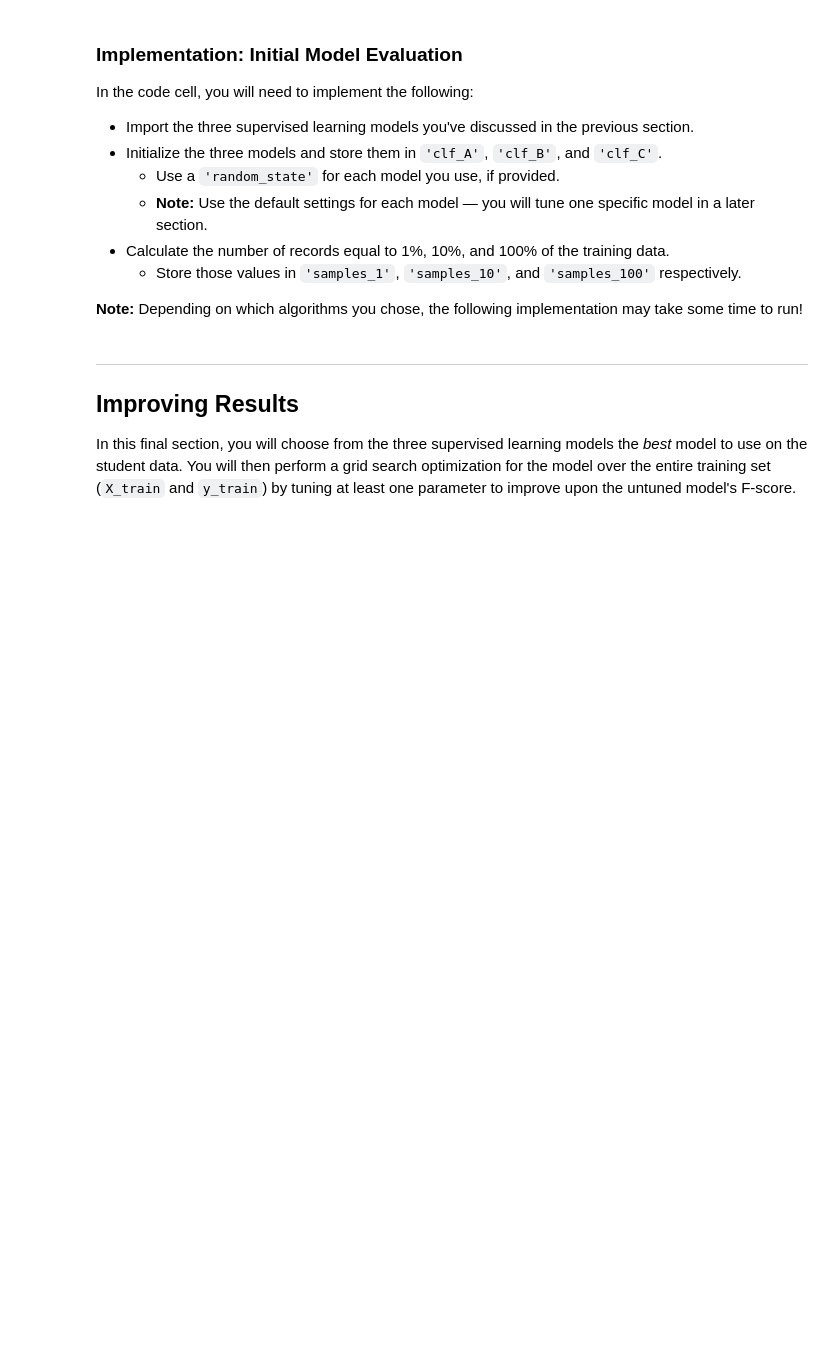
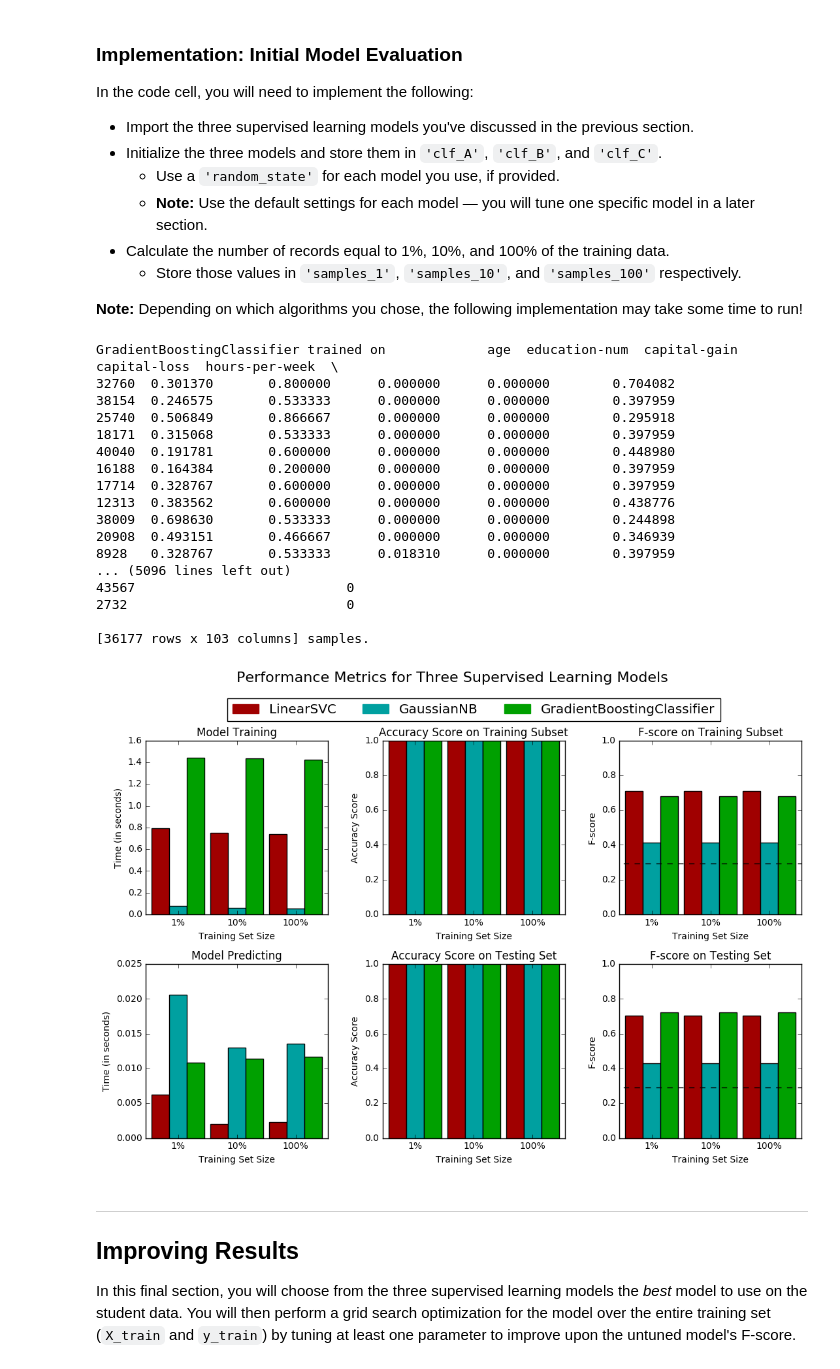
Before and after one commit to pwr2000/machine-learning, a Jupyter notebook: projects/finding_donors/finding_donors.ipynb, the cells around one changed output. Drawn from its saved outputs; the diff is of its cells as text; code cells hidden in the pictures; blank space fills up the shorter version.

Commit message:
Classifer fit & predict, GridSearchCV

```diff
--- a/projects/finding_donors/finding_donors.ipynb
+++ b/projects/finding_donors/finding_donors.ipynb
@@ -272,6 +272,7 @@ In the code block below, you will need to implement the following:
    - Make sure that you set the `beta` parameter!
 # %%
 # TODO: Import two metrics from sklearn - fbeta_score and accuracy_score
+from sklearn.metrics import accuracy_score, fbeta_score
 
 def train_predict(learner, sample_size, X_train, y_train, X_test, y_test):
     '''
@@ -288,33 +289,33 @@ def train_predict(learner, sample_size, X_train, y_train, X_test, y_test):
 
     # TODO: Fit the learner to the training data using slicing with 'sample_size'
     start = time() # Get start time
-    learner = None
+    learner = learner.fit(X_train, y_train)
     end = time() # Get end time
 
     # TODO: Calculate the training time
-    results['train_time'] = None
+    results['train_time'] = end - start
 
     # TODO: Get the predictions on the test set,
     #       then get predictions on the first 300 training samples
     start = time() # Get start time
-    predictions_test = None
-    predictions_train = None
+    predictions_test = learner.predict(X_test)
+    predictions_train = learner.predict(X_train[:300])
     end = time() # Get end time
 
     # TODO: Calculate the total prediction time
-    results['pred_time'] = None
+    results['pred_time'] = end - start
 
     # TODO: Compute accuracy on the first 300 training samples
-    results['acc_train'] = None
+    results['acc_train'] = float(accuracy_score(y_train[:300], predictions_train)) * 100
 
     # TODO: Compute accuracy on test set
-    results['acc_test'] = None
+    results['acc_test'] = float(accuracy_score(y_test, predictions_test)) * 100
 
     # TODO: Compute F-score on the the first 300 training samples
-    results['f_train'] = None
+    results['f_train'] = float(fbeta_score(y_train[:300], predictions_train, beta=0.5))
 
     # TODO: Compute F-score on the test set
-    results['f_test'] = None
+    results['f_test'] = float(fbeta_score(y_test, predictions_test, beta=0.5))
 
     # Success
     print "{} trained on {} samples.".format(learner.__class__.__name__, sample_size)
@@ -334,28 +335,53 @@ In the code cell, you will need to implement the following:
 **Note:** Depending on which algorithms you chose, the following implementation may take some time to run!
 # %%
 # TODO: Import the three supervised learning models from sklearn
+from sklearn.ensemble import GradientBoostingClassifier
+from sklearn.svm import LinearSVC
+from sklearn.naive_bayes import GaussianNB
 
 # TODO: Initialize the three models
-clf_A = None
-clf_B = None
-clf_C = None
+clf_A = GradientBoostingClassifier(n_estimators=100, learning_rate=1.0, max_depth=1, random_state=0)
+clf_B = LinearSVC(random_state=0, tol=1e-5)
+clf_C = GaussianNB()
 
 # TODO: Calculate the number of samples for 1%, 10%, and 100% of the training data
-samples_1 = None
-samples_10 = None
-samples_100 = None
+rand_1 = int(0.01*n_records)
+rand_10 = int(0.1*n_records)
+
+samples_1 = X_train.sample(n=rand_1)
+samples_10 = X_train.sample(n=rand_10)
+samples_100 = X_train
 
 # Collect results on the learners
 results = {}
 for clf in [clf_A, clf_B, clf_C]:
     clf_name = clf.__class__.__name__
     results[clf_name] = {}
     for i, samples in enumerate([samples_1, samples_10, samples_100]):
         results[clf_name][i] = \
         train_predict(clf, samples, X_train, y_train, X_test, y_test)
 
 # Run metrics visualization for the three supervised learning models chosen
 vs.evaluate(results, accuracy, fscore)
+# %% [output]
+GradientBoostingClassifier trained on             age  education-num  capital-gain  capital-loss  hours-per-week  \
+32760  0.301370       0.800000      0.000000      0.000000        0.704082
+38154  0.246575       0.533333      0.000000      0.000000        0.397959
+25740  0.506849       0.866667      0.000000      0.000000        0.295918
+18171  0.315068       0.533333      0.000000      0.000000        0.397959
+40040  0.191781       0.600000      0.000000      0.000000        0.448980
+16188  0.164384       0.200000      0.000000      0.000000        0.397959
+17714  0.328767       0.600000      0.000000      0.000000        0.397959
+12313  0.383562       0.600000      0.000000      0.000000        0.438776
+38009  0.698630       0.533333      0.000000      0.000000        0.244898
+20908  0.493151       0.466667      0.000000      0.000000        0.346939
+8928   0.328767       0.533333      0.018310      0.000000        0.397959
+... (5096 lines left out)
+43567                           0
+2732                            0
+
+[36177 rows x 103 columns] samples.
+[figure, added]
 # %% [markdown]
 ----
 ## Improving Results
```
Also changed, not shown: parts of 1 cell of this notebook.
